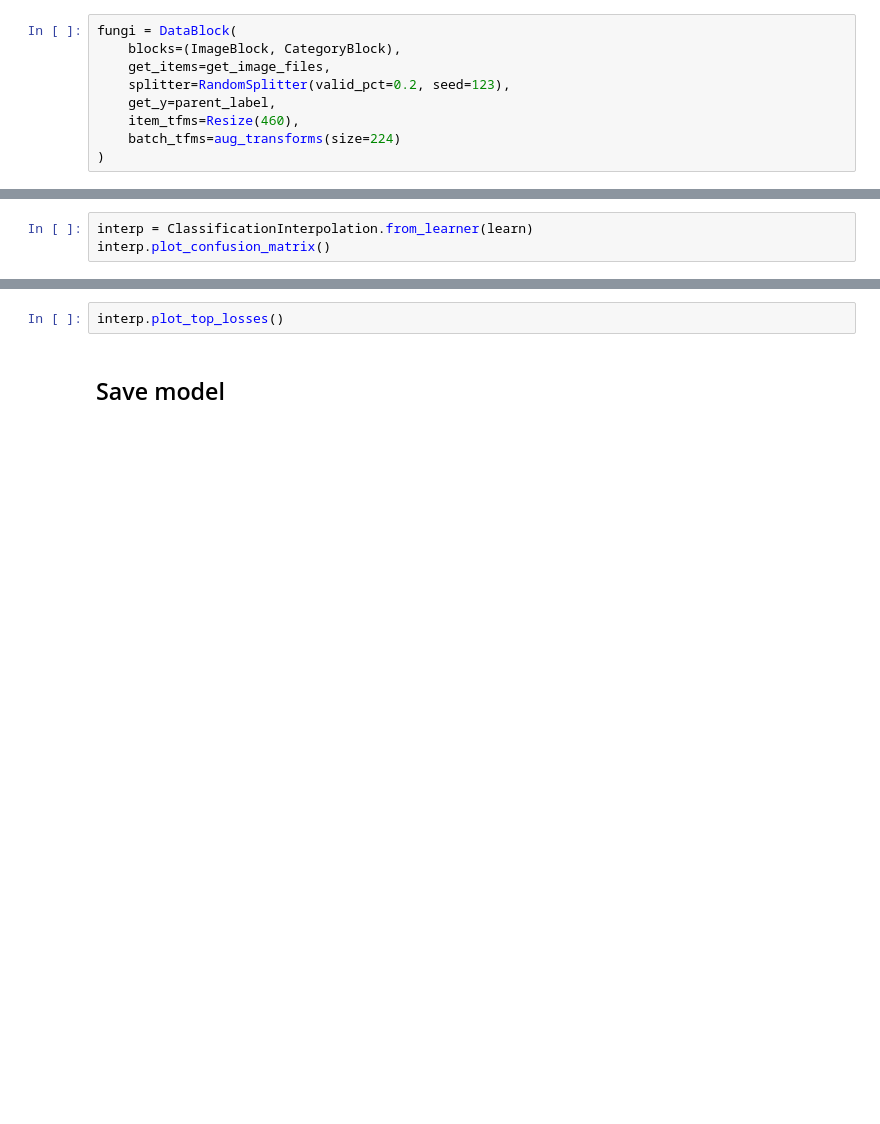
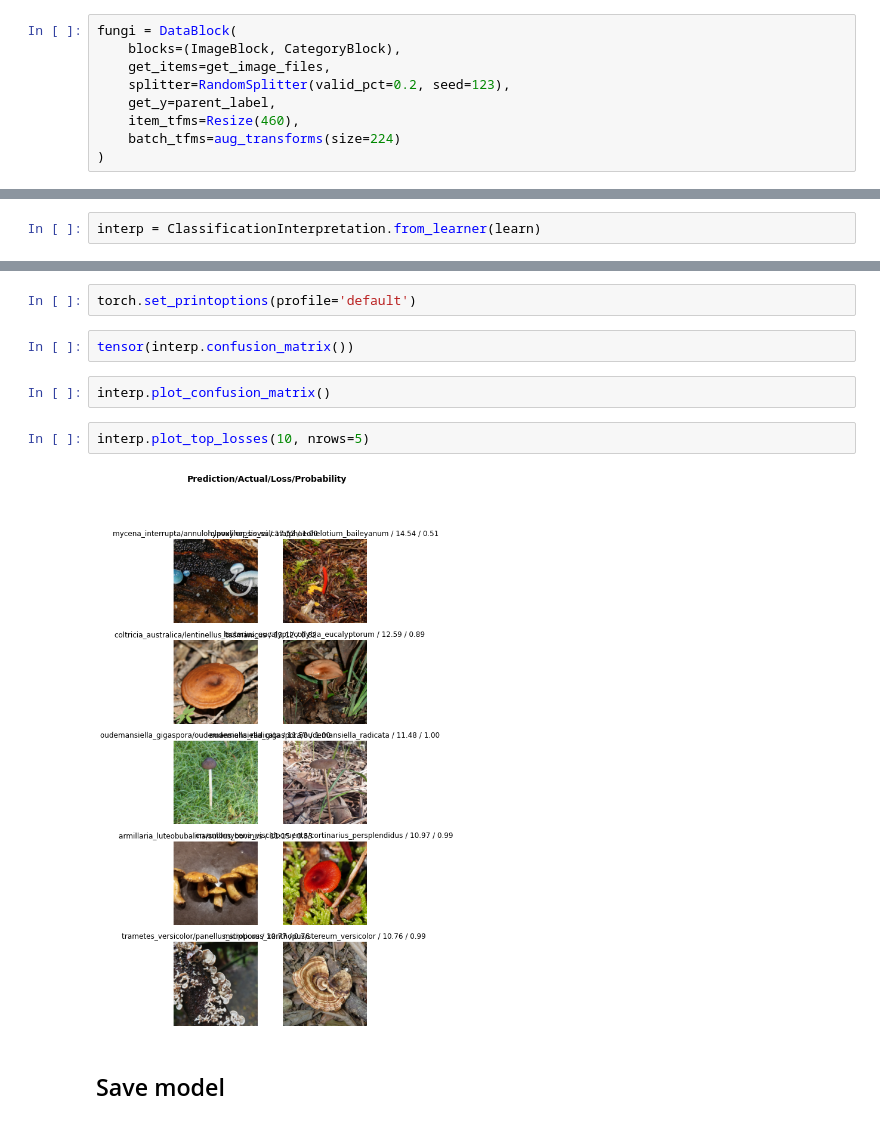
Before and after one commit to RohanM/fungi-id, a Jupyter notebook: train.ipynb, the cells around one changed output, grey strips where cells are left out. Drawn from its saved outputs; the diff is of its cells as text; blank space fills up the shorter version.

```diff
--- a/train.ipynb
+++ b/train.ipynb
@@ -29,3 +77,2 @@ learn.fine_tune(1)
 # %%
-interp = ClassificationInterpolation.from_learner(learn)
-interp.plot_confusion_matrix()
+interp = ClassificationInterpretation.from_learner(learn)
@@ -32,5 +81,13 @@ interp.plot_confusion_matrix()
+# %%
+torch.set_printoptions(profile='default')
+# %%
+tensor(interp.confusion_matrix())
+# %%
+interp.plot_confusion_matrix()
 # %%
-interp.plot_top_losses()
+interp.plot_top_losses(10, nrows=5)
+# %% [output]
+[figure, added]
 # %% [markdown]
 ## Save model
 # %%
```
Also changed, not shown: parts of 12 cells of this notebook, 2 other files.
